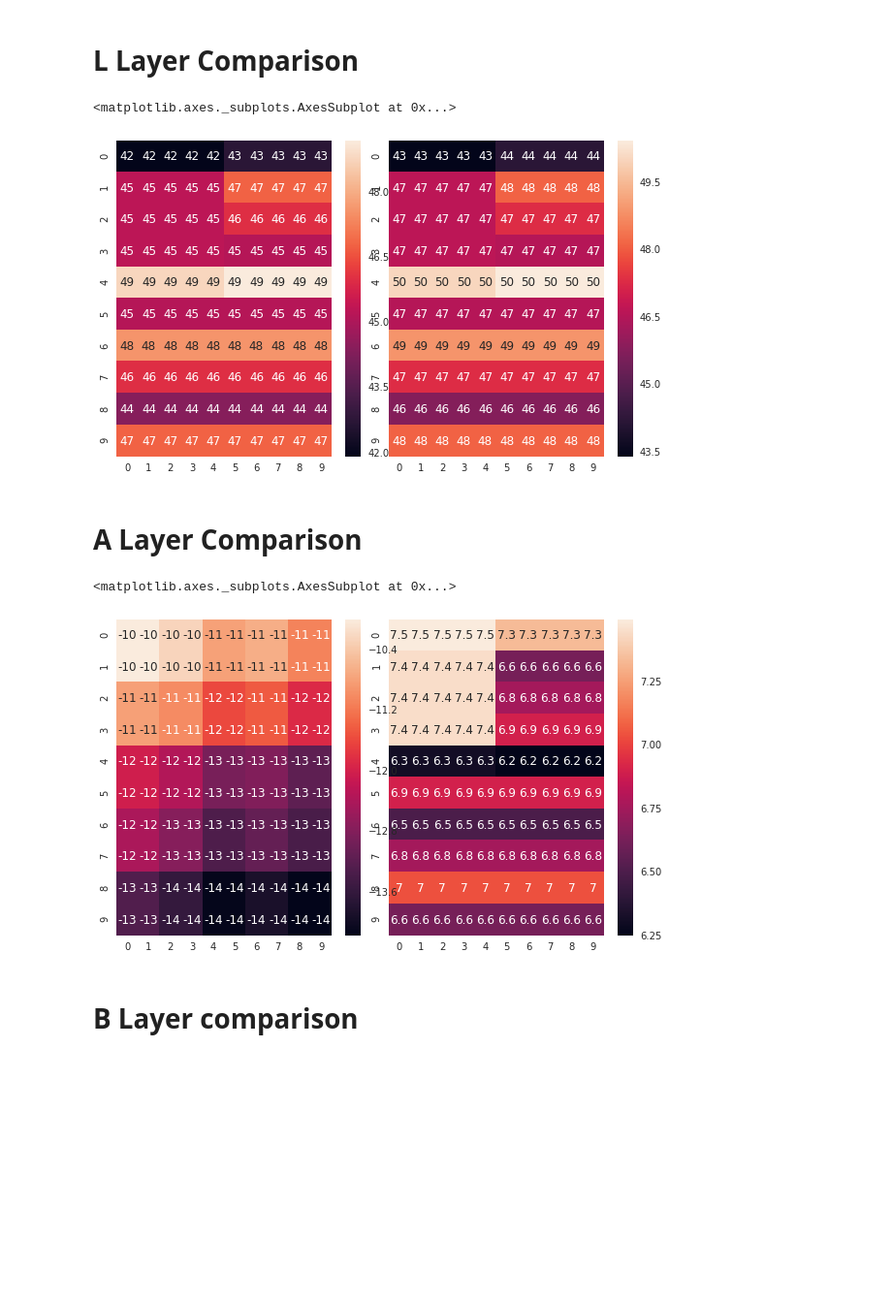
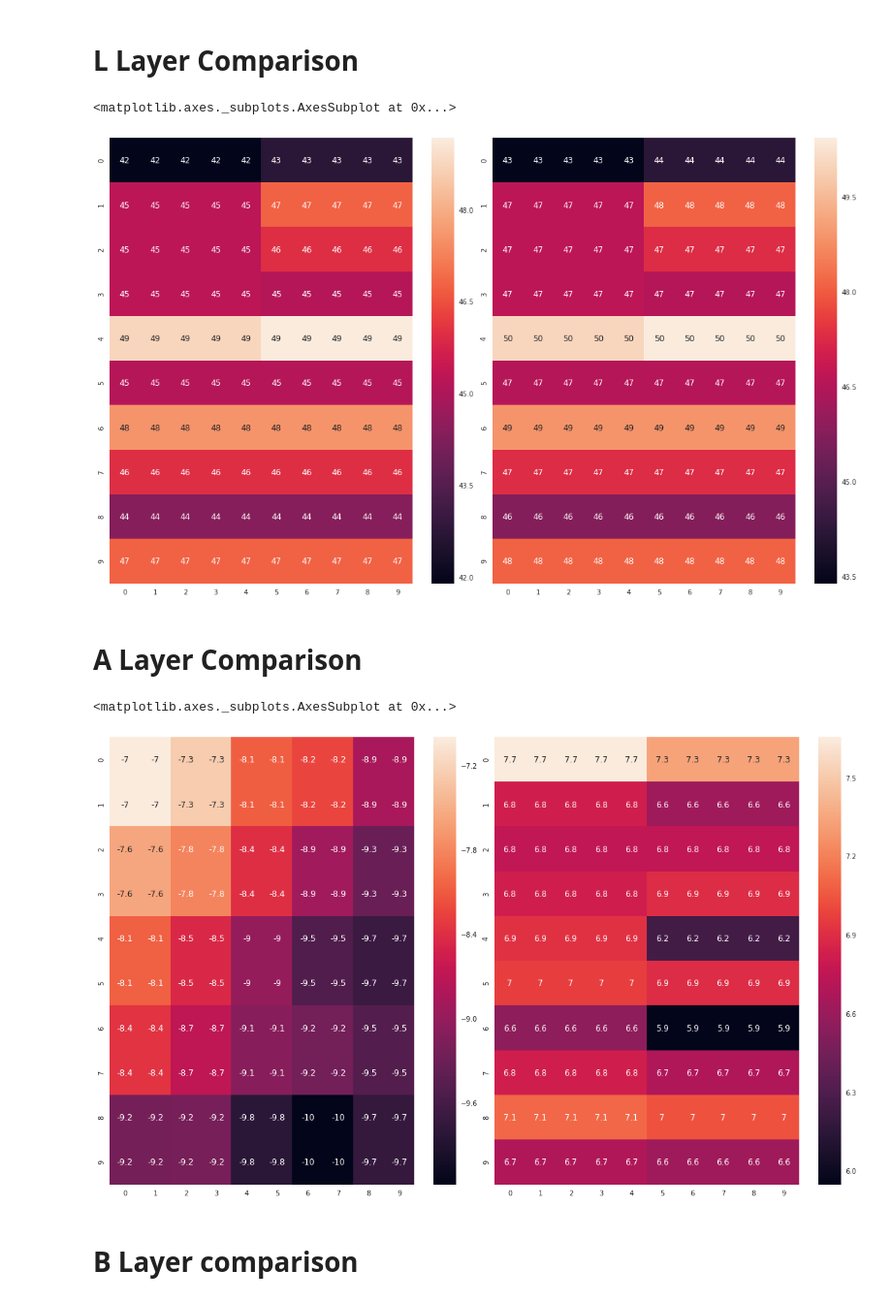
Before and after one commit to ThejanW/FlowChroma, a Jupyter notebook: internece_notebook.ipynb, the cells around one changed output. Shown at 97% size. Drawn from its saved outputs; the diff is of its cells as text; code cells hidden in the pictures; blank space fills up the shorter version.

```diff
--- a/internece_notebook.ipynb
+++ b/internece_notebook.ipynb
@@ -8,11 +8,11 @@ from skimage import color
 
 from dataset.utils.inception_utils import inception_resnet_v2_predict
 from dataset.utils.resize import resize_pad_frame
-from dataset.utils.shared import frames_per_video, default_nn_input_width, default_nn_input_height, resnet_input_height, resnet_input_width
+from dataset.utils.shared import frames_per_video, default_nn_input_width, default_nn_input_height, resnet_input_height, resnet_input_width, dir_test, dir_test_results
 from model import FusionLayer
 import seaborn as sns
 import matplotlib.pyplot as plt
 import matplotlib.image as mpimg
 %matplotlib inline
 
-sns.set(rc={'figure.figsize':(10,6)})
+sns.set(rc={'figure.figsize':(20,12)})
@@ -202,7 +207,7 @@ def save_output_video(frames, output_file):
 # %% [markdown]
 # Pre-processing
 # %%
-frames = get_video('/home/chamath/flowchroma_example/sampled/video_00061.avi')
+frames = get_video(dir_test+'/video_00061.avi')
 (rgb2lab_frames, gray2lab_frames) = get_lab_layer(frames)
 processed_l_layer = preprocess_frames(gray2lab_frames)
 print('running resnet model')
@@ -273,17 +279,17 @@ sns.heatmap(frame_predictions[0,80:90,80:90,0],annot=True, ax=ax )
 sns.heatmap(rgb2lab_frames[0,80:90,80:90,0],annot=True, ax=ax2 )
 # %% [output]
 <matplotlib.axes._subplots.AxesSubplot at 0x...>
-[figure, old version]
+[figure, new version]
 # %% [markdown]
 # A Layer Comparison
 # %%
 fig, (ax,ax2) = plt.subplots(ncols=2)
 fig.subplots_adjust(wspace=0.01)
-sns.heatmap(frame_predictions[0,80:90,80:90,1],annot=True, ax=ax )
-sns.heatmap(rgb2lab_frames[0,80:90,80:90,1],annot=True, ax=ax2 )
+sns.heatmap(frame_predictions[1,80:90,80:90,1],annot=True, ax=ax )
+sns.heatmap(rgb2lab_frames[1,80:90,80:90,1],annot=True, ax=ax2 )
 # %% [output]
 <matplotlib.axes._subplots.AxesSubplot at 0x...>
-[figure, old version]
+[figure, new version]
 # %% [markdown]
 # B Layer comparison
 # %%
```
Also changed, not shown: parts of 5 cells of this notebook, 1 other file.
